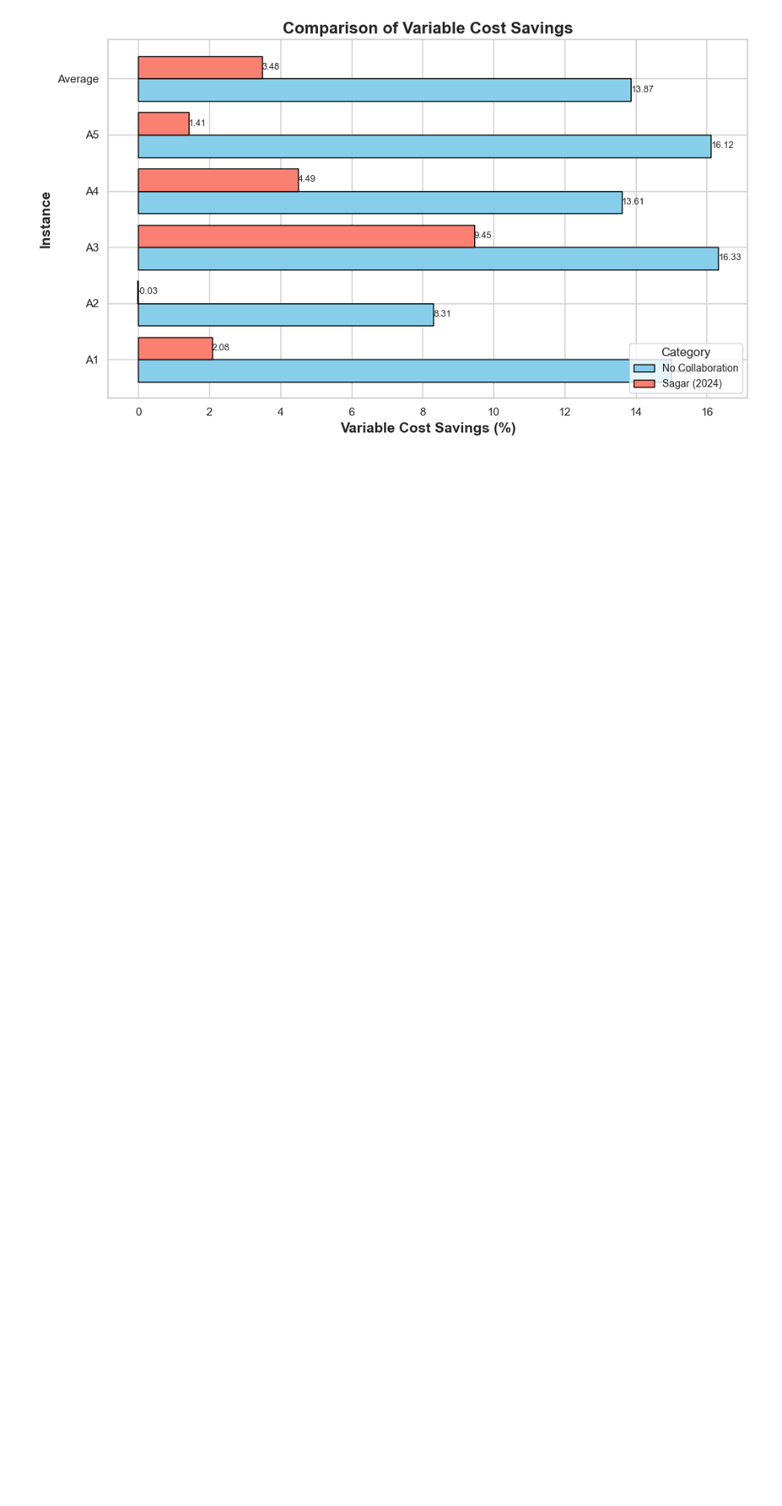
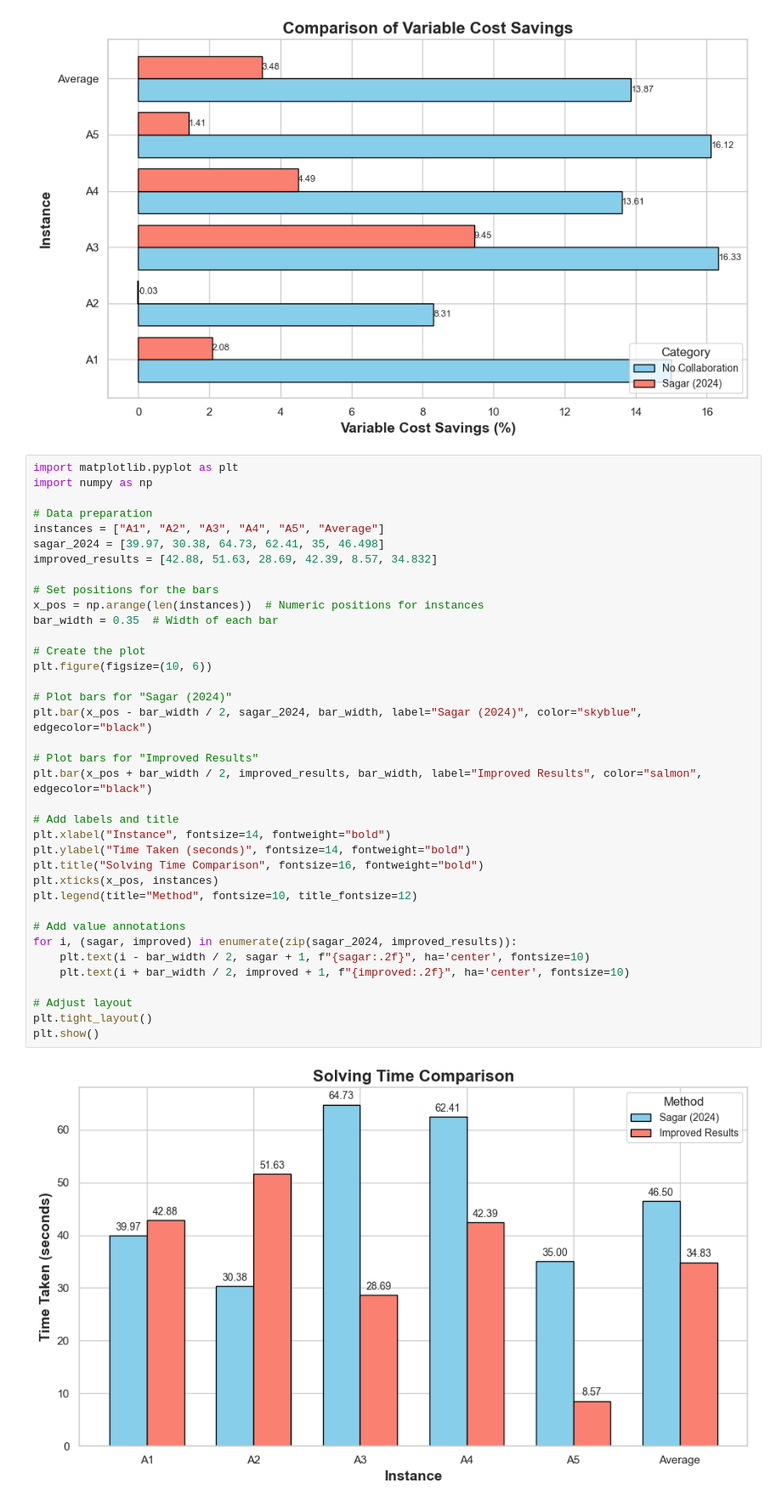
Before and after one commit to ayush4ise/Collaborative-Last-Mile-Delivery, a Jupyter notebook: misc_plots.ipynb, the cells around one changed output. Shown at 85% size. Saved outputs shown, nothing was run; the diff lists cells and outputs as text; blank space fills up the shorter version.

Commit message:
solve time plot

```diff
--- a/misc_plots.ipynb
+++ b/misc_plots.ipynb
@@ -276,3 +227,42 @@ plt.tight_layout()
 plt.show()
 # %% [output]
 [figure]
+# %%
+import matplotlib.pyplot as plt
+import numpy as np
+
+# Data preparation
+instances = ["A1", "A2", "A3", "A4", "A5", "Average"]
+sagar_2024 = [39.97, 30.38, 64.73, 62.41, 35, 46.498]
+improved_results = [42.88, 51.63, 28.69, 42.39, 8.57, 34.832]
+
+# Set positions for the bars
+x_pos = np.arange(len(instances))  # Numeric positions for instances
+bar_width = 0.35  # Width of each bar
+
+# Create the plot
+plt.figure(figsize=(10, 6))
+
+# Plot bars for "Sagar (2024)"
+plt.bar(x_pos - bar_width / 2, sagar_2024, bar_width, label="Sagar (2024)", color="skyblue", edgecolor="black")
+
+# Plot bars for "Improved Results"
+plt.bar(x_pos + bar_width / 2, improved_results, bar_width, label="Improved Results", color="salmon", edgecolor="black")
+
+# Add labels and title
+plt.xlabel("Instance", fontsize=14, fontweight="bold")
+plt.ylabel("Time Taken (seconds)", fontsize=14, fontweight="bold")
+plt.title("Solving Time Comparison", fontsize=16, fontweight="bold")
+plt.xticks(x_pos, instances)
+plt.legend(title="Method", fontsize=10, title_fontsize=12)
+
+# Add value annotations
+for i, (sagar, improved) in enumerate(zip(sagar_2024, improved_results)):
+    plt.text(i - bar_width / 2, sagar + 1, f"{sagar:.2f}", ha='center', fontsize=10)
+    plt.text(i + bar_width / 2, improved + 1, f"{improved:.2f}", ha='center', fontsize=10)
+
+# Adjust layout
+plt.tight_layout()
+plt.show()
+# %% [output]
+[figure, added]
```
Also changed, not shown: parts of 1 cell of this notebook.
